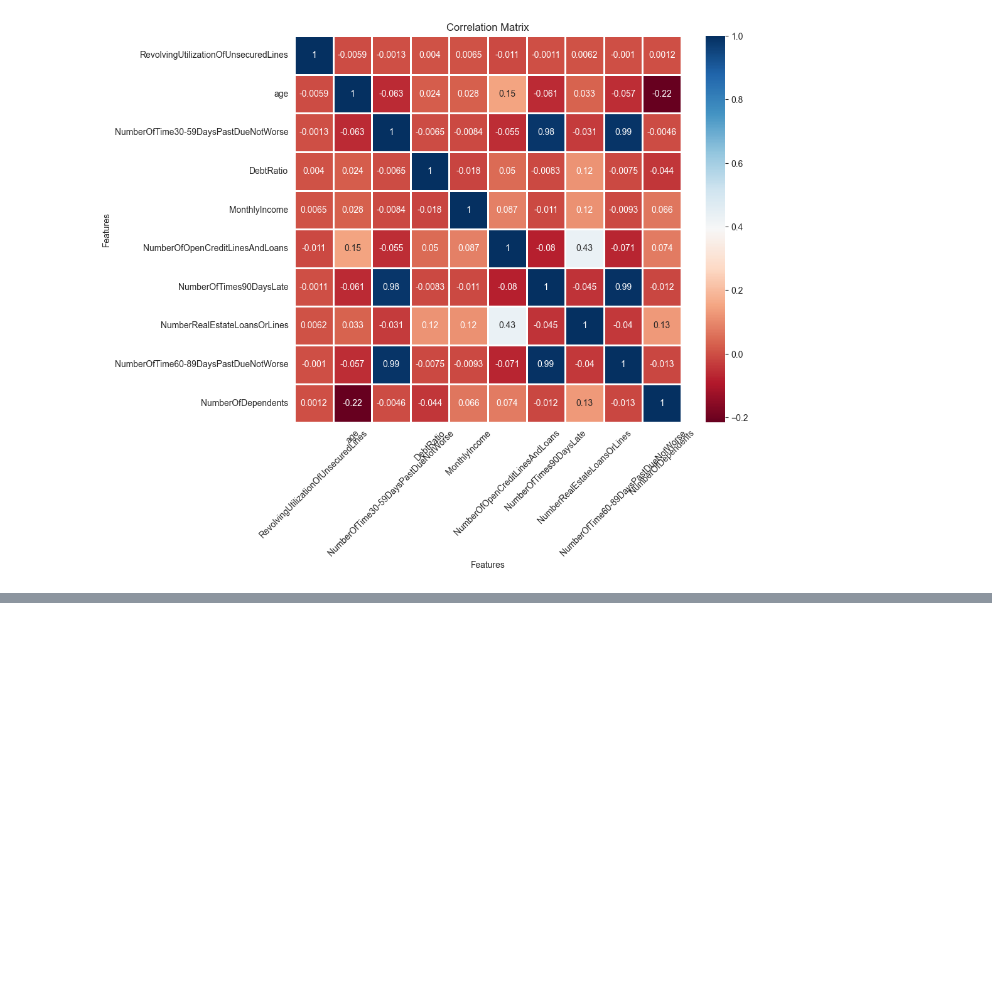
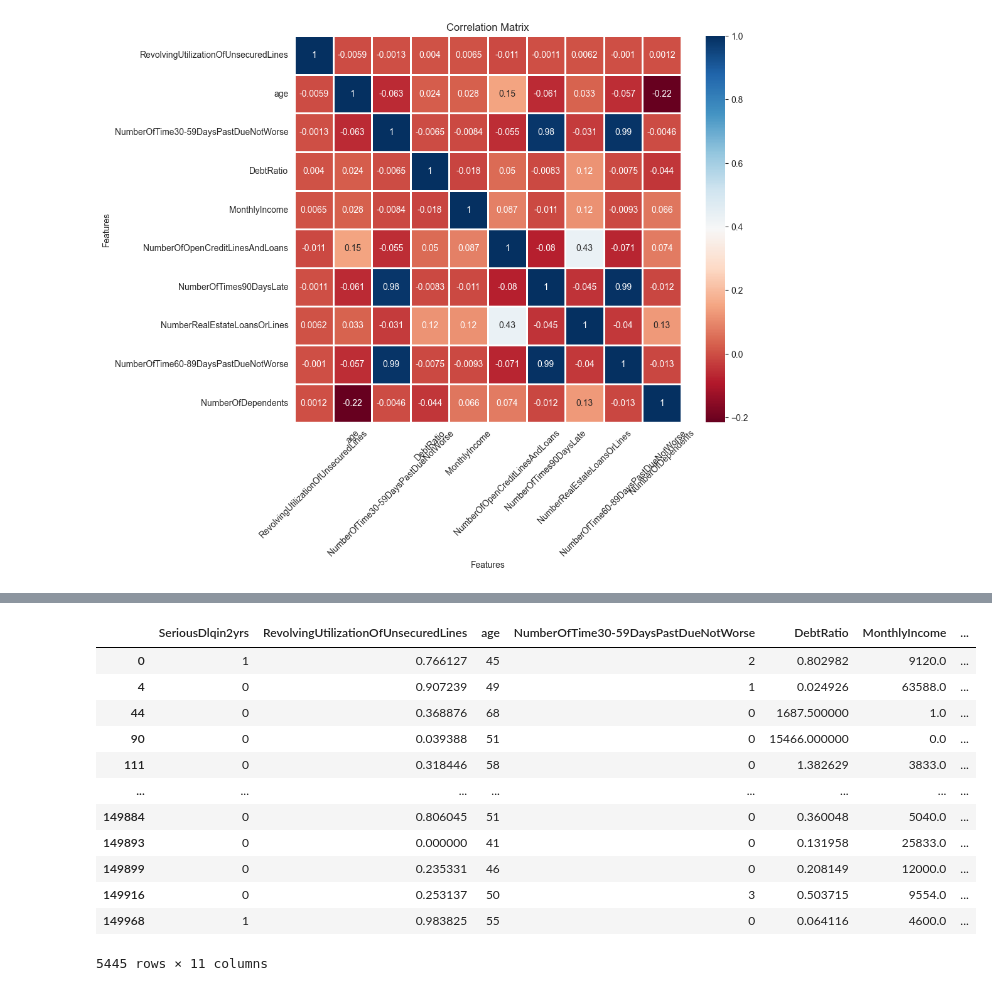
Before and after one commit to hermelawesene/AAU-Credit-Scoring-Model, a Jupyter notebook: notebooks/eda.ipynb, the cells around one changed output, grey strips where cells are left out. Saved outputs shown, nothing was run; the diff lists cells and outputs as text; code cells hidden in the pictures; blank space fills up the shorter version.

```diff
--- a/notebooks/eda.ipynb
+++ b/notebooks/eda.ipynb
@@ -44,0 +93,32 @@ vis.correlation_analysis(training_data, numerical_columns)
+# %%
+from scipy.stats import zscore
+
+# List of columns
+columns_to_check = ['RevolvingUtilizationOfUnsecuredLines', 'age', 'NumberOfTime30-59DaysPastDueNotWorse',
+                     'DebtRatio', 'MonthlyIncome', 'NumberOfOpenCreditLinesAndLoans', 'NumberOfTimes90DaysLate',
+                     'NumberRealEstateLoansOrLines', 'NumberOfTime60-89DaysPastDueNotWorse', 'NumberOfDependents']
+
+# Calculate Z-scores for the specified columns
+z_scores = training_data[columns_to_check].apply(zscore)
+
+# Identify the outliers: any Z-score > 3 or < -3
+outliers = (abs(z_scores) > 3)
+
+# Filter out rows with outliers (optional)
+outliers_data = training_data[outliers.any(axis=1)]  # Rows with outliers in any of the columns
+# %%
+outliers_data
+# %% [output]
+|  | SeriousDlqin2yrs | RevolvingUtilizationOfUnsecuredLines | age | NumberOfTime30-59DaysPastDueNotWorse | DebtRatio | MonthlyIncome | ... |
+| 0 | 1 | 0.766127 | 45 | 2 | 0.802982 | 9120.0 | ... |
+| 4 | 0 | 0.907239 | 49 | 1 | 0.024926 | 63588.0 | ... |
+| 44 | 0 | 0.368876 | 68 | 0 | 1687.500000 | 1.0 | ... |
+| 90 | 0 | 0.039388 | 51 | 0 | 15466.000000 | 0.0 | ... |
+| 111 | 0 | 0.318446 | 58 | 0 | 1.382629 | 3833.0 | ... |
+| ... | ... | ... | ... | ... | ... | ... | ... |
+| 149884 | 0 | 0.806045 | 51 | 0 | 0.360048 | 5040.0 | ... |
+| 149893 | 0 | 0.000000 | 41 | 0 | 0.131958 | 25833.0 | ... |
+| 149899 | 0 | 0.235331 | 46 | 0 | 0.208149 | 12000.0 | ... |
+| 149916 | 0 | 0.253137 | 50 | 3 | 0.503715 | 9554.0 | ... |
+| 149968 | 1 | 0.983825 | 55 | 0 | 0.064116 | 4600.0 | ... |
+5445 rows × 11 columns
```
Also changed, not shown: parts of 7 cells of this notebook, 16 other files.
